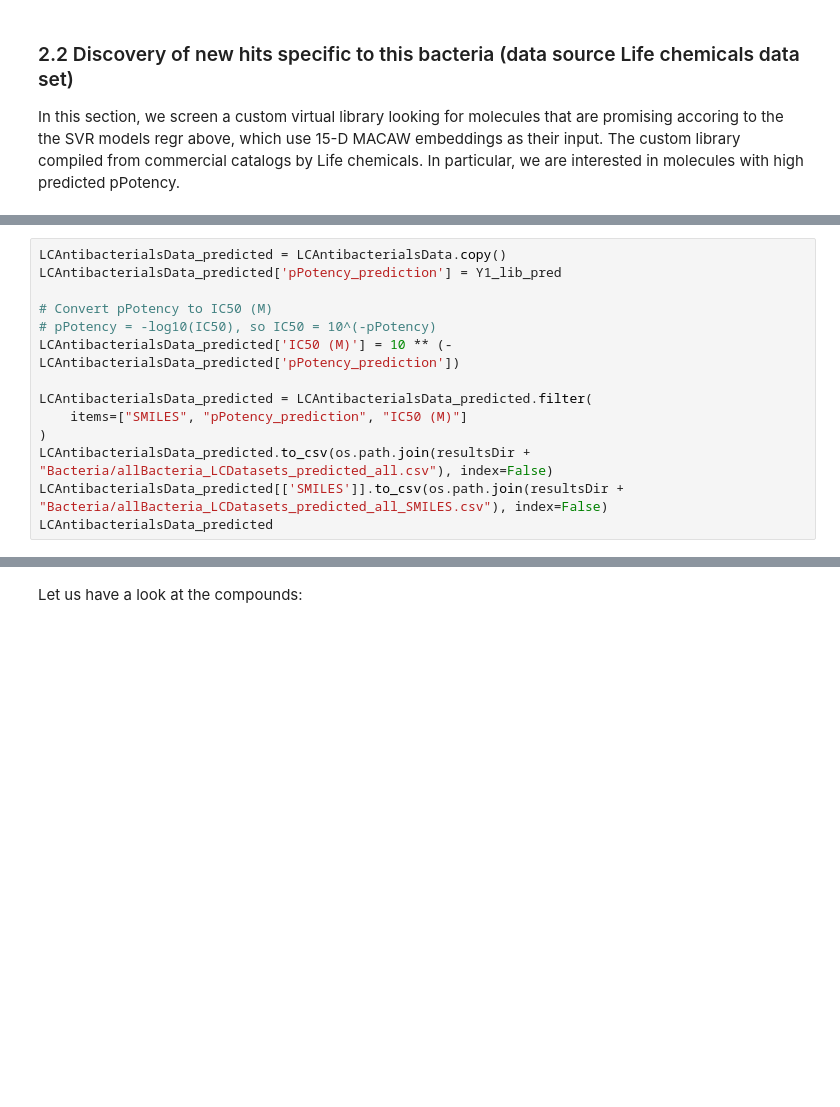
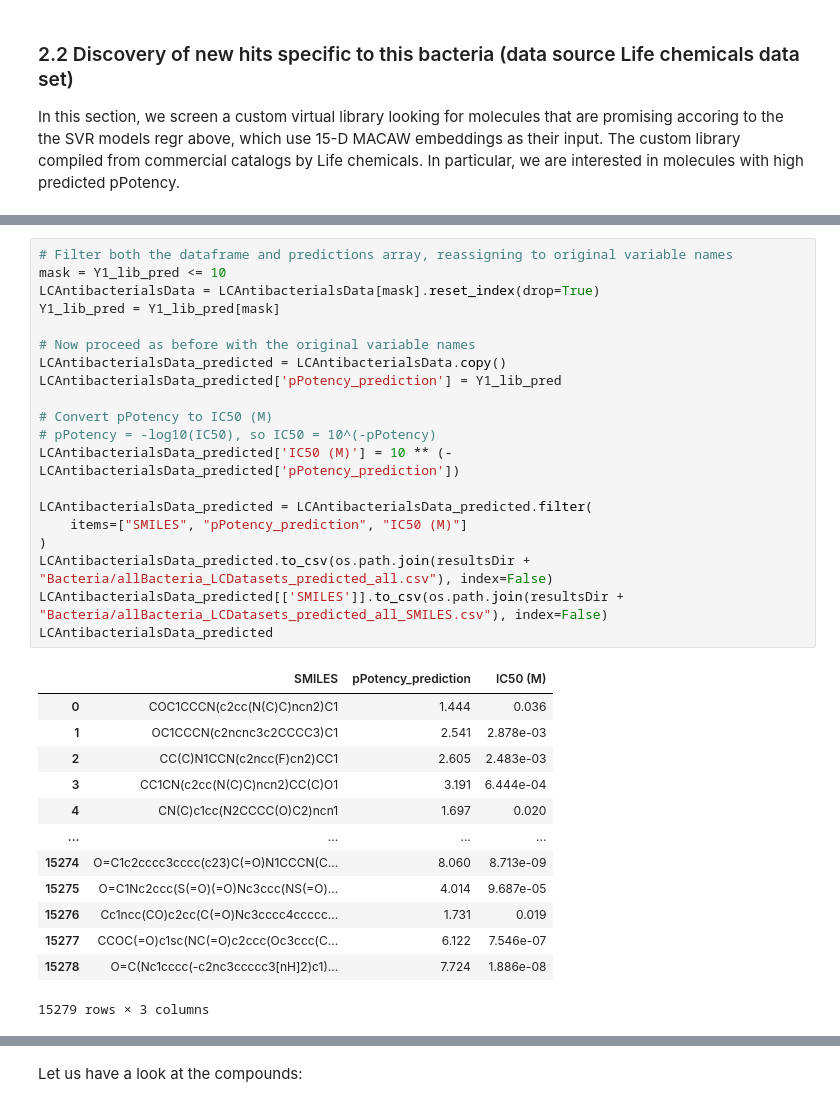
Before and after one commit to soumyadeepghosh35/DTRA_DrugDesign, a Jupyter notebook: PubchemData/Step3_MACAW_bacteria.ipynb, the cells around one changed output, grey strips where cells are left out. Drawn from its saved outputs; the diff is of its cells as text; blank space fills up the shorter version.

```diff
--- a/PubchemData/Step3_MACAW_bacteria.ipynb
+++ b/PubchemData/Step3_MACAW_bacteria.ipynb
@@ -745,17 +832,37 @@ print(f"Predictions shape: {Y1_lib_pred.shape}")
 # %%
+# Filter both the dataframe and predictions array, reassigning to original variable names
+mask = Y1_lib_pred <= 10
+LCAntibacterialsData = LCAntibacterialsData[mask].reset_index(drop=True)
+Y1_lib_pred = Y1_lib_pred[mask]
+
+# Now proceed as before with the original variable names
 LCAntibacterialsData_predicted = LCAntibacterialsData.copy()
 LCAntibacterialsData_predicted['pPotency_prediction'] = Y1_lib_pred
 
 # Convert pPotency to IC50 (M)
 # pPotency = -log10(IC50), so IC50 = 10^(-pPotency)
 LCAntibacterialsData_predicted['IC50 (M)'] = 10 ** (-LCAntibacterialsData_predicted['pPotency_prediction'])
 
 LCAntibacterialsData_predicted = LCAntibacterialsData_predicted.filter(
     items=["SMILES", "pPotency_prediction", "IC50 (M)"]
 )
 LCAntibacterialsData_predicted.to_csv(os.path.join(resultsDir + "Bacteria/allBacteria_LCDatasets_predicted_all.csv"), index=False)
 LCAntibacterialsData_predicted[['SMILES']].to_csv(os.path.join(resultsDir + "Bacteria/allBacteria_LCDatasets_predicted_all_SMILES.csv"), index=False)
 LCAntibacterialsData_predicted
+# %% [output]
+|  | SMILES | pPotency_prediction | IC50 (M) |
+| 0 | COC1CCCN(c2cc(N(C)C)ncn2)C1 | 1.444 | 0.036 |
+| 1 | OC1CCCN(c2ncnc3c2CCCC3)C1 | 2.541 | 2.878e-03 |
+| 2 | CC(C)N1CCN(c2ncc(F)cn2)CC1 | 2.605 | 2.483e-03 |
+| 3 | CC1CN(c2cc(N(C)C)ncn2)CC(C)O1 | 3.191 | 6.444e-04 |
+| 4 | CN(C)c1cc(N2CCCC(O)C2)ncn1 | 1.697 | 0.020 |
+| ... | ... | ... | ... |
+| 15274 | O=C1c2cccc3cccc(c23)C(=O)N1CCCN(C... | 8.060 | 8.713e-09 |
+| 15275 | O=C1Nc2ccc(S(=O)(=O)Nc3ccc(NS(=O)... | 4.014 | 9.687e-05 |
+| 15276 | Cc1ncc(CO)c2cc(C(=O)Nc3cccc4ccccc... | 1.731 | 0.019 |
+| 15277 | CCOC(=O)c1sc(NC(=O)c2ccc(Oc3ccc(C... | 6.122 | 7.546e-07 |
+| 15278 | O=C(Nc1cccc(-c2nc3ccccc3[nH]2)c1)... | 7.724 | 1.886e-08 |
+15279 rows × 3 columns
 # %%
 plt.figure(figsize=(4.7, 4.0), dpi=300)
 plt.hist(Y1_lib_pred, bins=50, color='blue', alpha=0.7, edgecolor='black')
```
Also changed, not shown: parts of 127 cells of this notebook, 7 other files.
